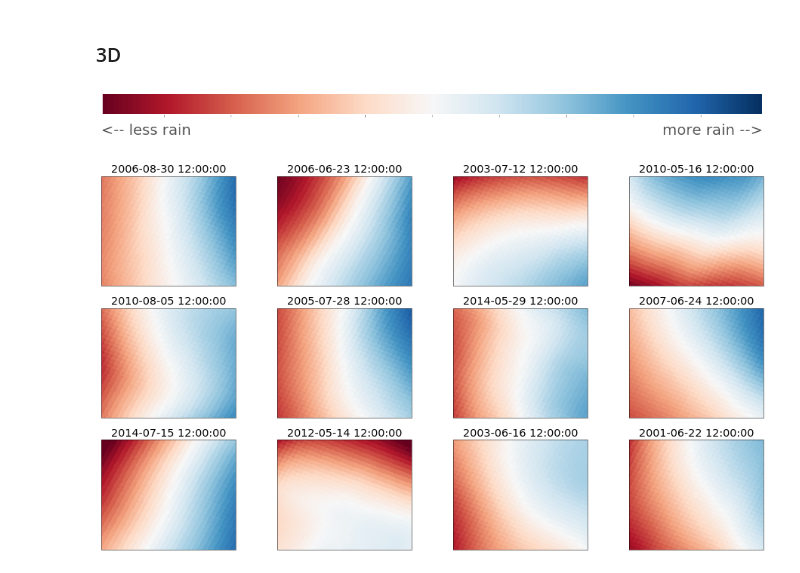
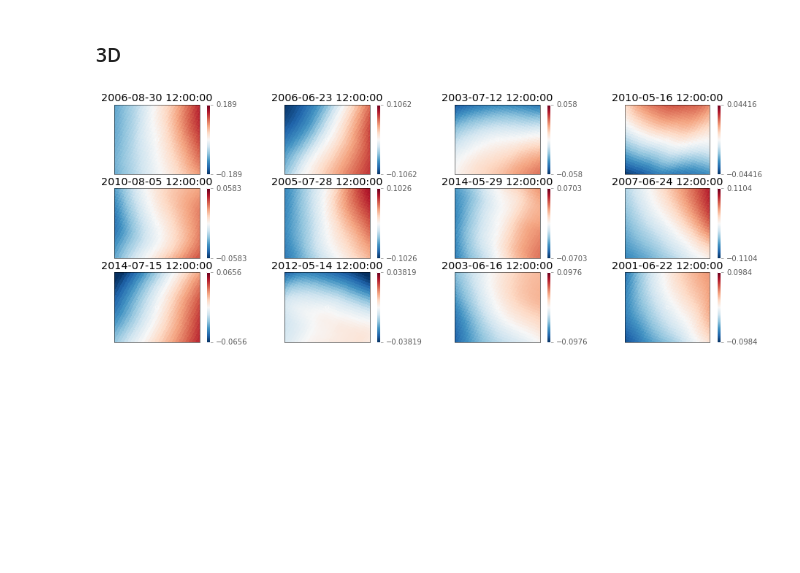
Before and after one commit to jsignell/radar-tools, a Jupyter notebook: Storm overview.ipynb, the cells around one changed output. Saved outputs shown, nothing was run; the diff lists cells and outputs as text; code cells hidden in the pictures; blank space fills up the shorter version.

```diff
--- a/Storm overview.ipynb
+++ b/Storm overview.ipynb
@@ -52,20 +53,14 @@ fig.colorbar(scat, ax=axes, fraction=0.05) #fraction=0.07)
 [figure]
 # %% [markdown]
 ### 3D
-# %%
-plt.figure(figsize=(16, .5))
-cbar = plt.colorbar(scat, orientation='horizontal', cax=plt.subplot(1,1,1))
-cbar.ax.set_xticklabels([' '])
-cbar.set_label(''.join(['<-- less rain', ' '*100, 'more rain -->']), fontsize=20)
-# %% [output]
-[figure, removed]
 # %%
-kwargs = dict(cmap = plt.cm.get_cmap('RdBu'), nrows=4, ncols=4)
+kwargs = dict(cmap = plt.cm.get_cmap('RdBu_r'), nrows=6, ncols=4)
 fig = plt.figure(figsize=(16,12))
-for n in range(0,12):
+for n in range(0, 12):
     c = Radar('charlotte', TOP50.t_begin[n], how='hdf5', store='TOP50.h5', fname='storm_{yyyy}_{mm:02d}_{dd:02d}')
-    scat, ax = c.centralized_difference(n=n+1, **kwargs)
+    scat, ax, vmax = c.centralized_difference(n=n+1, **kwargs)
     ax.set_title(c.t)
-#plt.savefig('/home/jsignell/Paper/Notebooks/output/Top 24 Events in 3D.png')
+    cb = plt.colorbar(scat, ax=ax, fraction=.04)
+    cb.set_ticks([-vmax, vmax])
 # %% [output]
-[figure, old version]
+[figure, new version]
```
Also changed, not shown: parts of 1 cell of this notebook, 3 other files.
